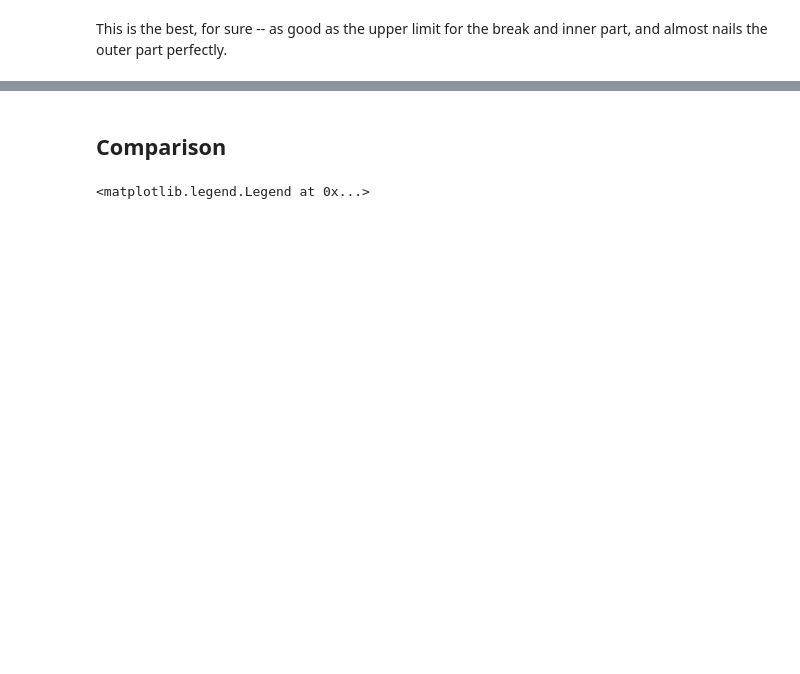
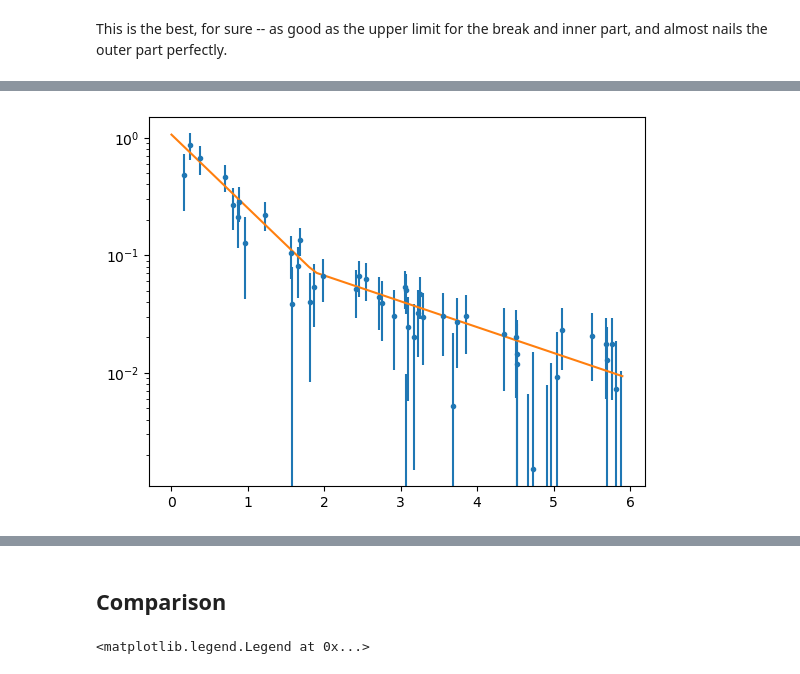
Before and after one commit to jbailinua/jbailinua.github.io, a Jupyter notebook: Logfitnoise.ipynb, the cells around one changed output, grey strips where cells are left out. Drawn from its saved outputs; the diff is of its cells as text; code cells hidden in the pictures; blank space fills up the shorter version.

```diff
--- a/Logfitnoise.ipynb
+++ b/Logfitnoise.ipynb
@@ -380,0 +479,6 @@ This is the best, for sure -- as good as the upper limit for the break and inner
+# %%
+plt.errorbar(Rdata, valuedata, sigmadata, fmt='.')
+plt.plot(rax, broken_exponential(rax, bias30fit_results.x))
+plt.yscale('log')
+# %% [output]
+[figure, added]
```
Also changed, not shown: parts of 36 cells of this notebook, 1 other file.
